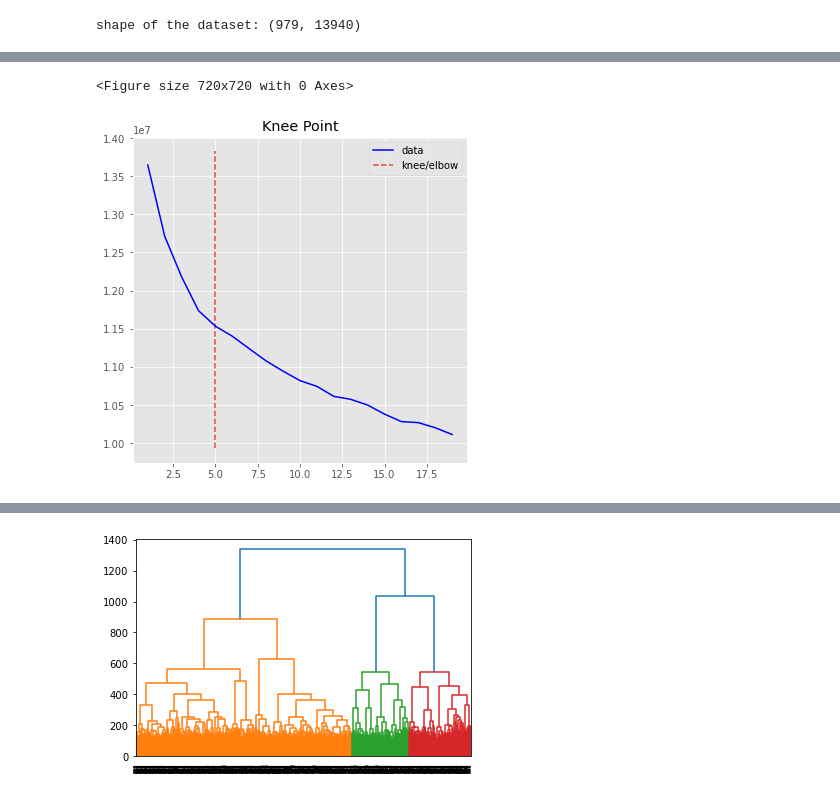
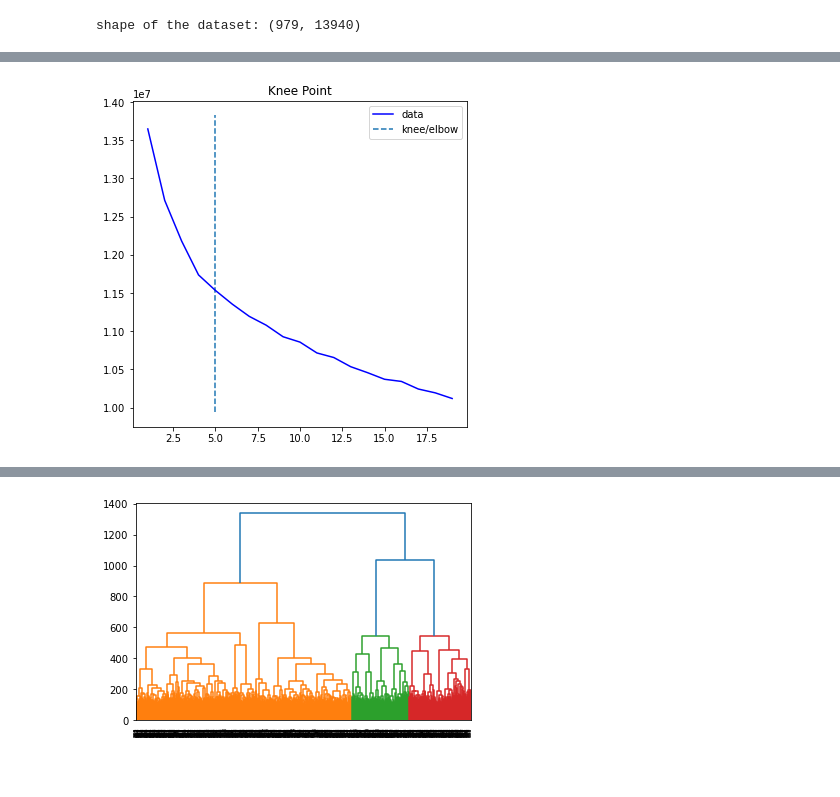
Before and after one commit to YazdanZ/ClinicalDrugResponse_CCL_LASSO, a Jupyter notebook: project.ipynb, the cells around one changed output, grey strips where cells are left out. Drawn from its saved outputs; the diff is of its cells as text; code cells hidden in the pictures.

```diff
--- a/project.ipynb
+++ b/project.ipynb
@@ -147,12 +146,9 @@ silhouette_plot(20, silhouette_coefficients)
 # %%
 from kneed import KneeLocator
 
 # draw the elbow plot
-plt.figure(figsize=(10,10))
 kl = KneeLocator(range(1, 20), sse, curve="convex", direction="decreasing")
 kl.plot_knee()
-plt.show()
 # %% [output]
-<Figure size 720x720 with 0 Axes>
-[figure, old version]
+[figure, new version]
 # %%
```
Also changed, not shown: parts of 16 cells of this notebook.
